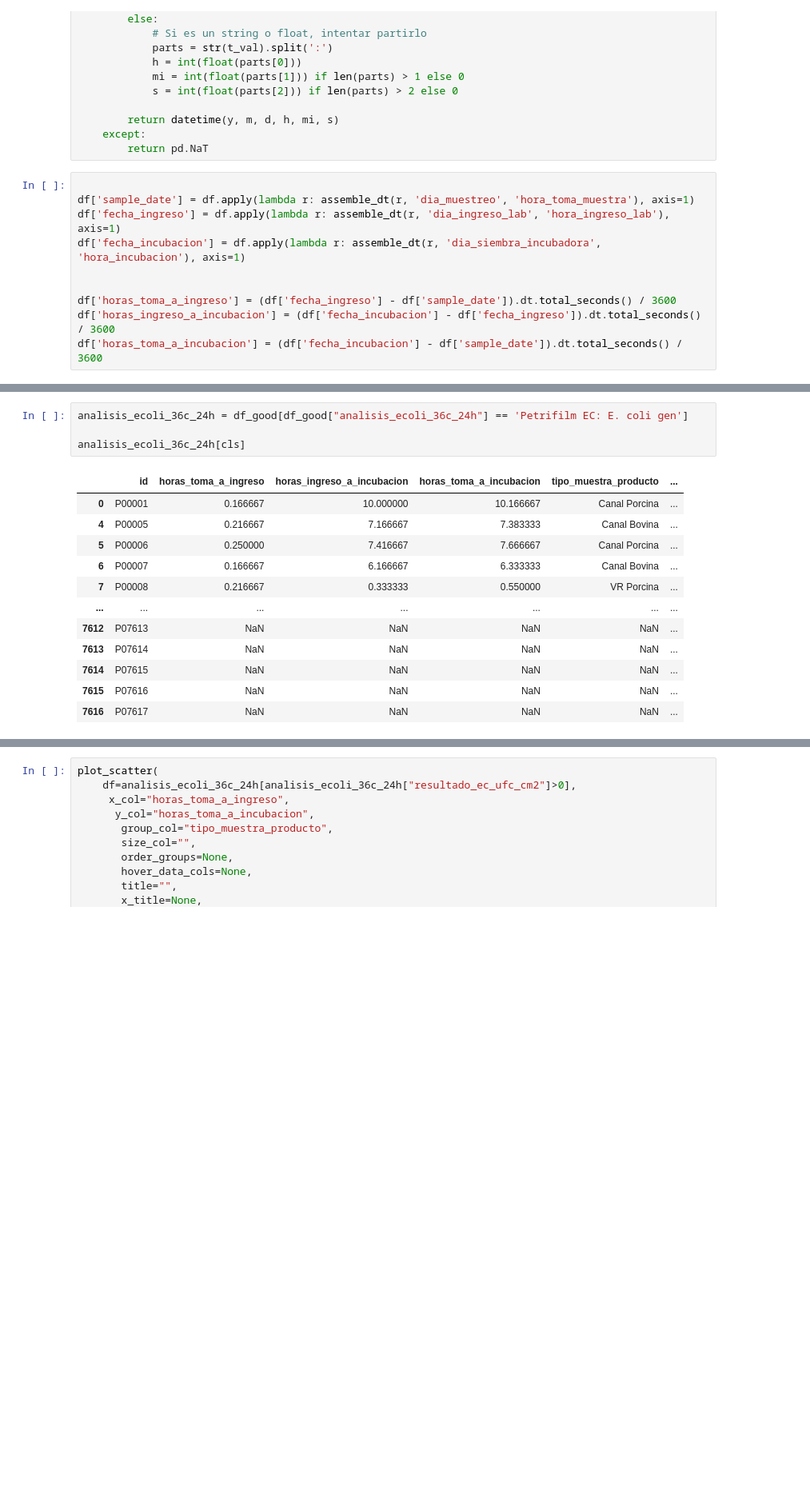
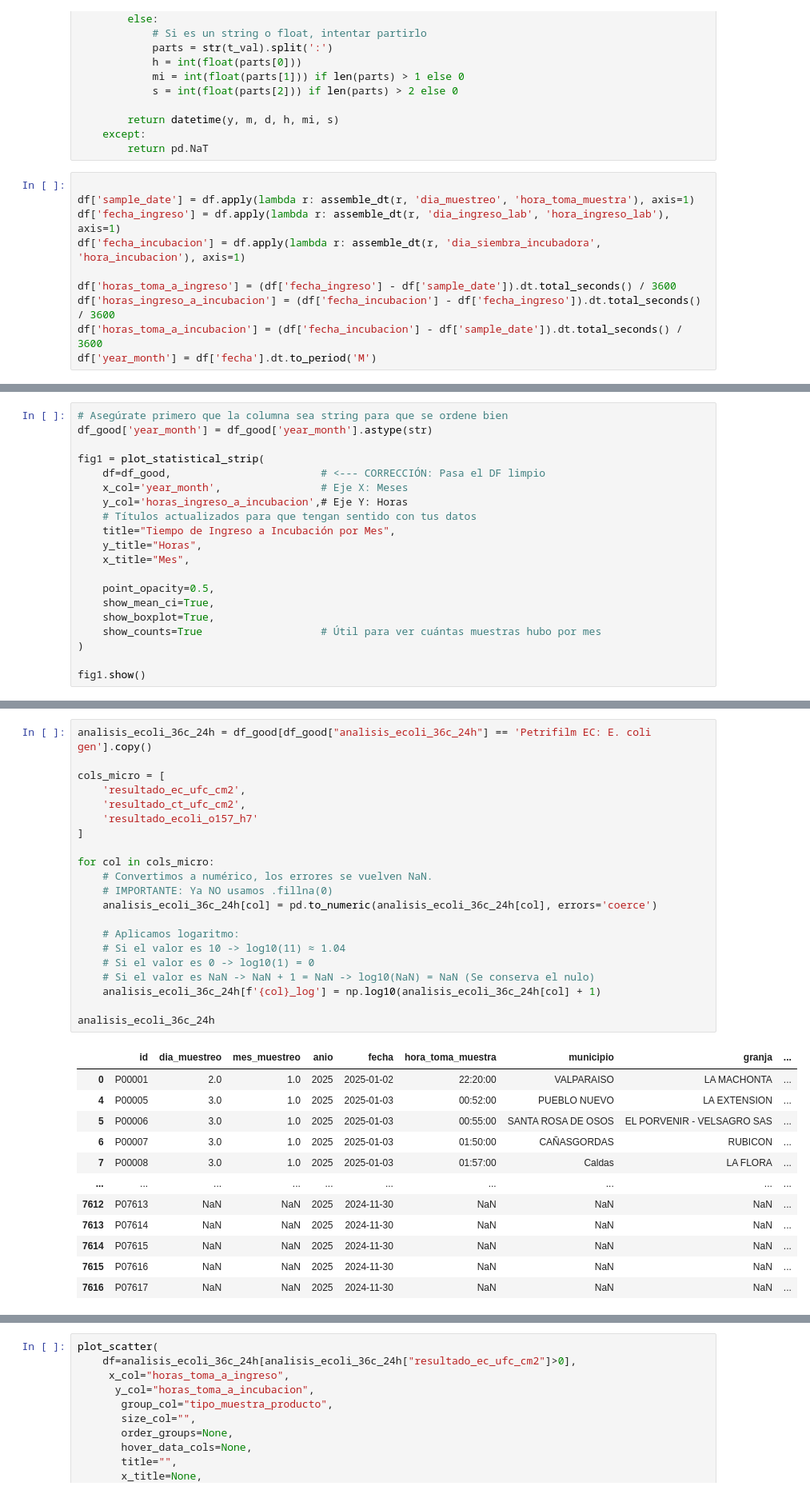
Before and after one commit to jdrincone/hawking, a Jupyter notebook: exploration/exp_central_ganadera_tiempos.ipynb, the cells around one changed output, grey strips where cells are left out. Shown at 80% size. Drawn from its saved outputs; the diff is of its cells as text; blank space fills up the shorter version.

```diff
--- a/exploration/exp_central_ganadera_tiempos.ipynb
+++ b/exploration/exp_central_ganadera_tiempos.ipynb
@@ -142,10 +122,10 @@ df['sample_date'] = df.apply(lambda r: assemble_dt(r, 'dia_muestreo', 'hora_toma
 df['fecha_ingreso'] = df.apply(lambda r: assemble_dt(r, 'dia_ingreso_lab', 'hora_ingreso_lab'), axis=1)
 df['fecha_incubacion'] = df.apply(lambda r: assemble_dt(r, 'dia_siembra_incubadora', 'hora_incubacion'), axis=1)
 
-
 df['horas_toma_a_ingreso'] = (df['fecha_ingreso'] - df['sample_date']).dt.total_seconds() / 3600
 df['horas_ingreso_a_incubacion'] = (df['fecha_incubacion'] - df['fecha_ingreso']).dt.total_seconds() / 3600
 df['horas_toma_a_incubacion'] = (df['fecha_incubacion'] - df['sample_date']).dt.total_seconds() / 3600
+df['year_month'] = df['fecha'].dt.to_period('M')
 # %%
 cond = (df['horas_toma_a_incubacion']<0) | (df['horas_ingreso_a_incubacion']<0) | (df['horas_toma_a_ingreso']<0)
 df_good = df[~cond]
@@ -202,0 +343,20 @@ Name: analisis_ecoli_36c_24h, dtype: int64
+# %%
+# Asegúrate primero que la columna sea string para que se ordene bien
+df_good['year_month'] = df_good['year_month'].astype(str)
+
+fig1 = plot_statistical_strip(
+    df=df_good,                        # <--- CORRECCIÓN: Pasa el DF limpio
+    x_col='year_month',                # Eje X: Meses
+    y_col='horas_ingreso_a_incubacion',# Eje Y: Horas
+    # Títulos actualizados para que tengan sentido con tus datos
+    title="Tiempo de Ingreso a Incubación por Mes",
+    y_title="Horas",
+    x_title="Mes",
+
+    point_opacity=0.5,
+    show_mean_ci=True,
+    show_boxplot=True,
+    show_counts=True                   # Útil para ver cuántas muestras hubo por mes
+)
+
+fig1.show()
@@ -203,17 +368,34 @@ Name: analisis_ecoli_36c_24h, dtype: int64
 # %%
-analisis_ecoli_36c_24h = df_good[df_good["analisis_ecoli_36c_24h"] == 'Petrifilm EC: E. coli gen']
+analisis_ecoli_36c_24h = df_good[df_good["analisis_ecoli_36c_24h"] == 'Petrifilm EC: E. coli gen'].copy()
 
-analisis_ecoli_36c_24h[cls]
+cols_micro = [
+    'resultado_ec_ufc_cm2',
+    'resultado_ct_ufc_cm2',
+    'resultado_ecoli_o157_h7'
+]
+
+for col in cols_micro:
+    # Convertimos a numérico, los errores se vuelven NaN.
+    # IMPORTANTE: Ya NO usamos .fillna(0)
+    analisis_ecoli_36c_24h[col] = pd.to_numeric(analisis_ecoli_36c_24h[col], errors='coerce')
+
+    # Aplicamos logaritmo:
+    # Si el valor es 10 -> log10(11) ≈ 1.04
+    # Si el valor es 0 -> log10(1) = 0
+    # Si el valor es NaN -> NaN + 1 = NaN -> log10(NaN) = NaN (Se conserva el nulo)
+    analisis_ecoli_36c_24h[f'{col}_log'] = np.log10(analisis_ecoli_36c_24h[col] + 1)
+
+analisis_ecoli_36c_24h
 # %% [output]
-|  | id | horas_toma_a_ingreso | horas_ingreso_a_incubacion | horas_toma_a_incubacion | tipo_muestra_producto | ... |
-| 0 | P00001 | 0.166667 | 10.000000 | 10.166667 | Canal Porcina | ... |
-| 4 | P00005 | 0.216667 | 7.166667 | 7.383333 | Canal Bovina | ... |
-| 5 | P00006 | 0.250000 | 7.416667 | 7.666667 | Canal Porcina | ... |
-| 6 | P00007 | 0.166667 | 6.166667 | 6.333333 | Canal Bovina | ... |
-| 7 | P00008 | 0.216667 | 0.333333 | 0.550000 | VR Porcina | ... |
-| ... | ... | ... | ... | ... | ... | ... |
-| 7612 | P07613 | NaN | NaN | NaN | NaN | ... |
-| 7613 | P07614 | NaN | NaN | NaN | NaN | ... |
-| 7614 | P07615 | NaN | NaN | NaN | NaN | ... |
-| 7615 | P07616 | NaN | NaN | NaN | NaN | ... |
-| 7616 | P07617 | NaN | NaN | NaN | NaN | ... |
+|  | id | dia_muestreo | mes_muestreo | anio | fecha | hora_toma_muestra | municipio | granja | ... |
+| 0 | P00001 | 2.0 | 1.0 | 2025 | 2025-01-02 | 22:20:00 | VALPARAISO | LA MACHONTA | ... |
+| 4 | P00005 | 3.0 | 1.0 | 2025 | 2025-01-03 | 00:52:00 | PUEBLO NUEVO | LA EXTENSION | ... |
+| 5 | P00006 | 3.0 | 1.0 | 2025 | 2025-01-03 | 00:55:00 | SANTA ROSA DE OSOS | EL PORVENIR - VELSAGRO SAS | ... |
+| 6 | P00007 | 3.0 | 1.0 | 2025 | 2025-01-03 | 01:50:00 | CAÑASGORDAS | RUBICON | ... |
+| 7 | P00008 | 3.0 | 1.0 | 2025 | 2025-01-03 | 01:57:00 | Caldas | LA FLORA | ... |
+| ... | ... | ... | ... | ... | ... | ... | ... | ... | ... |
+| 7612 | P07613 | NaN | NaN | 2025 | 2024-11-30 | NaN | NaN | NaN | ... |
+| 7613 | P07614 | NaN | NaN | 2025 | 2024-11-30 | NaN | NaN | NaN | ... |
+| 7614 | P07615 | NaN | NaN | 2025 | 2024-11-30 | NaN | NaN | NaN | ... |
+| 7615 | P07616 | NaN | NaN | 2025 | 2024-11-30 | NaN | NaN | NaN | ... |
+| 7616 | P07617 | NaN | NaN | 2025 | 2024-11-30 | NaN | NaN | NaN | ... |
```
Also changed, not shown: parts of 19 cells of this notebook, 1 other file.
